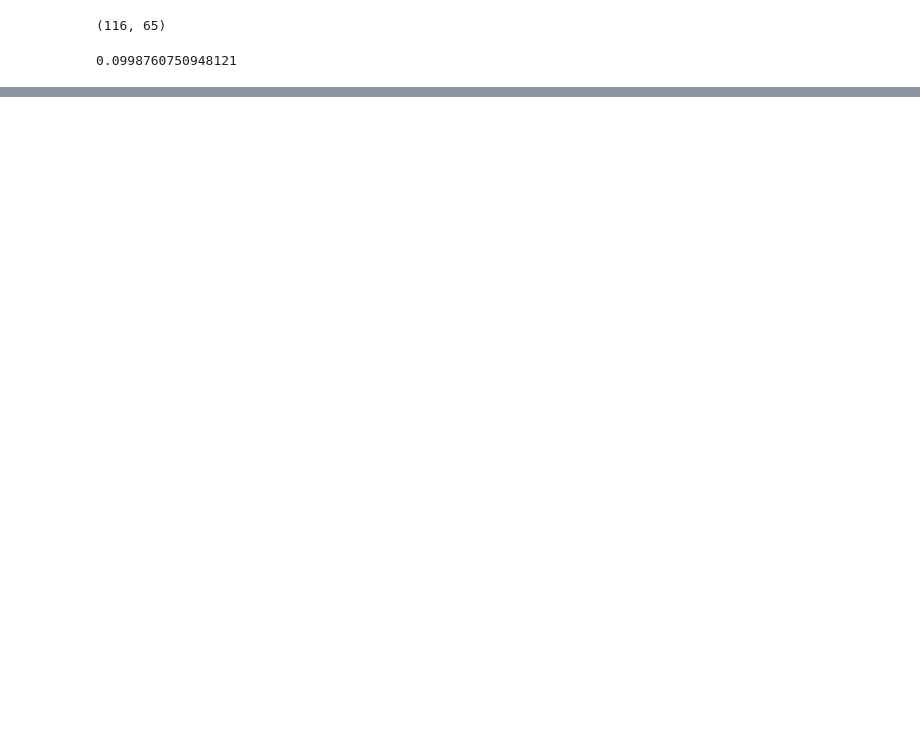
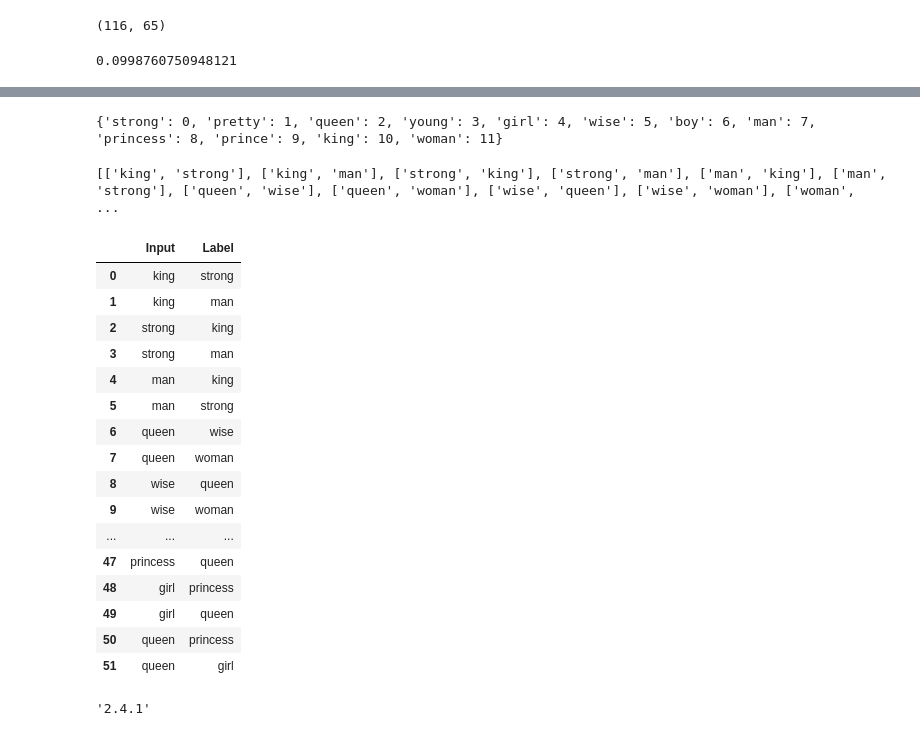
Before and after one commit to gunisha30/Analyzing_WDI, a Jupyter notebook: clustering.ipynb, the cells around one changed output, grey strips where cells are left out. Drawn from its saved outputs; the diff is of its cells as text; code cells hidden in the pictures; blank space fills up the shorter version.

```diff
--- a/clustering.ipynb
+++ b/clustering.ipynb
@@ -148,0 +271,48 @@ print(sc(arr,cluster))
+# %%
+words = []
+for text in corpus:
+    for word in text.split(' '):
+        words.append(word)
+
+words=set(words)       #to remove duplicates
+word2int={}
+for i,word in enumerate(words):
+    word2int[word] = i
+
+print(word2int)
+# %% [output]
+{'strong': 0, 'pretty': 1, 'queen': 2, 'young': 3, 'girl': 4, 'wise': 5, 'boy': 6, 'man': 7, 'princess': 8, 'prince': 9, 'king': 10, 'woman': 11}
+# %%
+WINDOW_SIZE = 2
+
+data = []
+for sentence in sentences:
+    for idx, word in enumerate(sentence):
+        for neighbor in sentence[max(idx - WINDOW_SIZE, 0) : min(idx + WINDOW_SIZE, len(sentence)) + 1] :
+            if neighbor != word:
+                data.append([word, neighbor])
+# %%
+print(data)
+# %% [output]
+[['king', 'strong'], ['king', 'man'], ['strong', 'king'], ['strong', 'man'], ['man', 'king'], ['man', 'strong'], ['queen', 'wise'], ['queen', 'woman'], ['wise', 'queen'], ['wise', 'woman'], ['woman',  ...
+# %%
+df=pd.DataFrame(data,columns=['Input','Label'])
+df
+# %% [output]
+|  | Input | Label |
+| 0 | king | strong |
+| 1 | king | man |
+| 2 | strong | king |
+| 3 | strong | man |
+| 4 | man | king |
+| 5 | man | strong |
+| 6 | queen | wise |
+| 7 | queen | woman |
+| 8 | wise | queen |
+| 9 | wise | woman |
+| ... | ... | ... |
+| 47 | princess | queen |
+| 48 | girl | princess |
+| 49 | girl | queen |
+| 50 | queen | princess |
+| 51 | queen | girl |
@@ -148,0 +344,4 @@ print(sc(arr,cluster))
+# %%
+tf.__version__
+# %% [output]
+'2.4.1'
```
Also changed, not shown: parts of 25 cells of this notebook.
